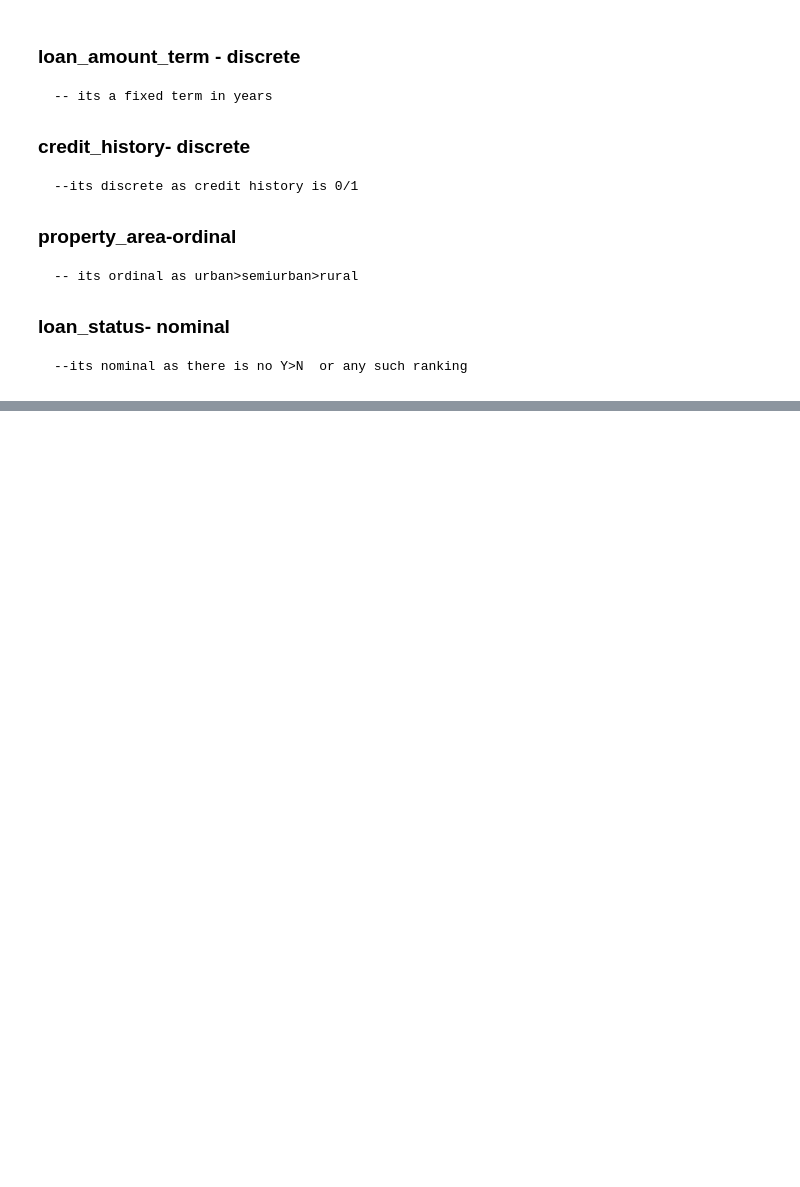
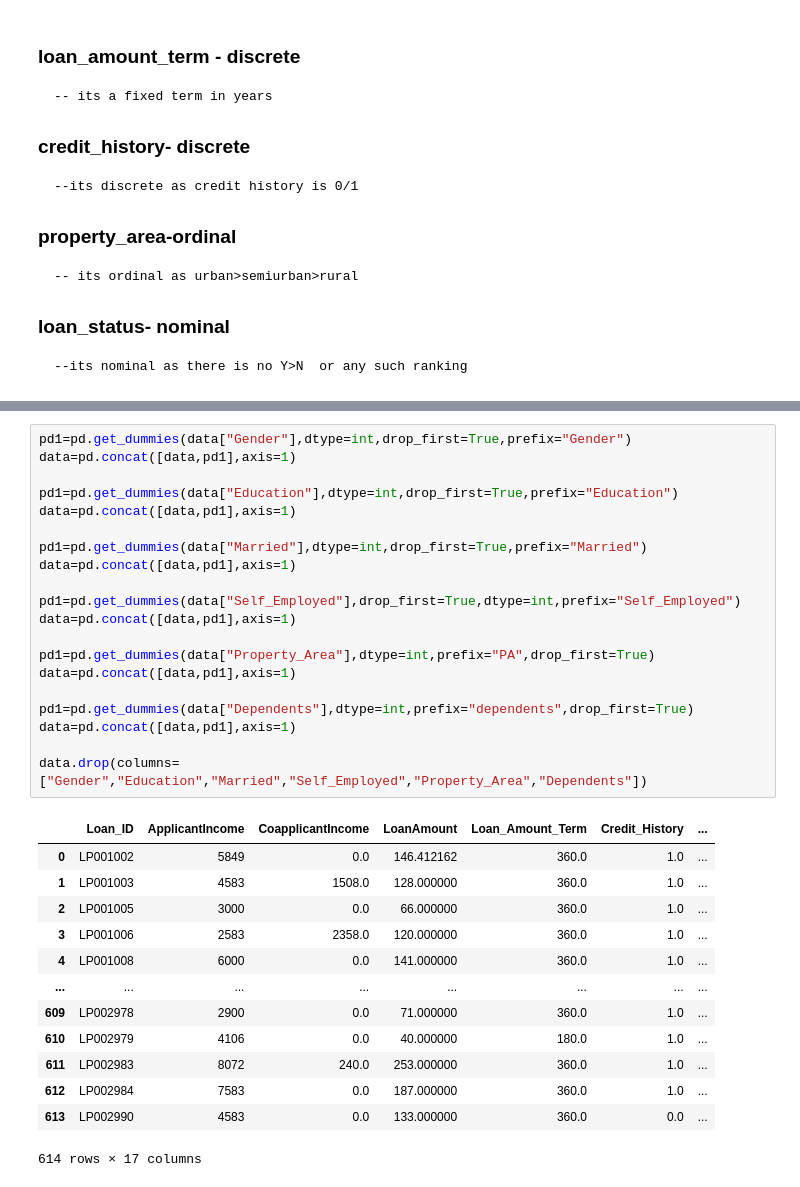
Before and after one commit to Vamshi1404/data_analysis, a Jupyter notebook: stats/stats.ipynb, the cells around one changed output, grey strips where cells are left out. Drawn from its saved outputs; the diff is of its cells as text; blank space fills up the shorter version.

```diff
--- a/stats/stats.ipynb
+++ b/stats/stats.ipynb
@@ -103,0 +167,34 @@ Name: Gender, dtype: object
+# %%
+pd1=pd.get_dummies(data["Gender"],dtype=int,drop_first=True,prefix="Gender")
+data=pd.concat([data,pd1],axis=1)
+
+pd1=pd.get_dummies(data["Education"],dtype=int,drop_first=True,prefix="Education")
+data=pd.concat([data,pd1],axis=1)
+
+pd1=pd.get_dummies(data["Married"],dtype=int,drop_first=True,prefix="Married")
+data=pd.concat([data,pd1],axis=1)
+
+pd1=pd.get_dummies(data["Self_Employed"],drop_first=True,dtype=int,prefix="Self_Employed")
+data=pd.concat([data,pd1],axis=1)
+
+pd1=pd.get_dummies(data["Property_Area"],dtype=int,prefix="PA",drop_first=True)
+data=pd.concat([data,pd1],axis=1)
+
+pd1=pd.get_dummies(data["Dependents"],dtype=int,prefix="dependents",drop_first=True)
+data=pd.concat([data,pd1],axis=1)
+
+data.drop(columns=["Gender","Education","Married","Self_Employed","Property_Area","Dependents"])
+# %% [output]
+|  | Loan_ID | ApplicantIncome | CoapplicantIncome | LoanAmount | Loan_Amount_Term | Credit_History | ... |
+| 0 | LP001002 | 5849 | 0.0 | 146.412162 | 360.0 | 1.0 | ... |
+| 1 | LP001003 | 4583 | 1508.0 | 128.000000 | 360.0 | 1.0 | ... |
+| 2 | LP001005 | 3000 | 0.0 | 66.000000 | 360.0 | 1.0 | ... |
+| 3 | LP001006 | 2583 | 2358.0 | 120.000000 | 360.0 | 1.0 | ... |
+| 4 | LP001008 | 6000 | 0.0 | 141.000000 | 360.0 | 1.0 | ... |
+| ... | ... | ... | ... | ... | ... | ... | ... |
+| 609 | LP002978 | 2900 | 0.0 | 71.000000 | 360.0 | 1.0 | ... |
+| 610 | LP002979 | 4106 | 0.0 | 40.000000 | 180.0 | 1.0 | ... |
+| 611 | LP002983 | 8072 | 240.0 | 253.000000 | 360.0 | 1.0 | ... |
+| 612 | LP002984 | 7583 | 0.0 | 187.000000 | 360.0 | 1.0 | ... |
+| 613 | LP002990 | 4583 | 0.0 | 133.000000 | 360.0 | 0.0 | ... |
+614 rows × 17 columns
```
Also changed, not shown: parts of 4 cells of this notebook, 2 other files.
